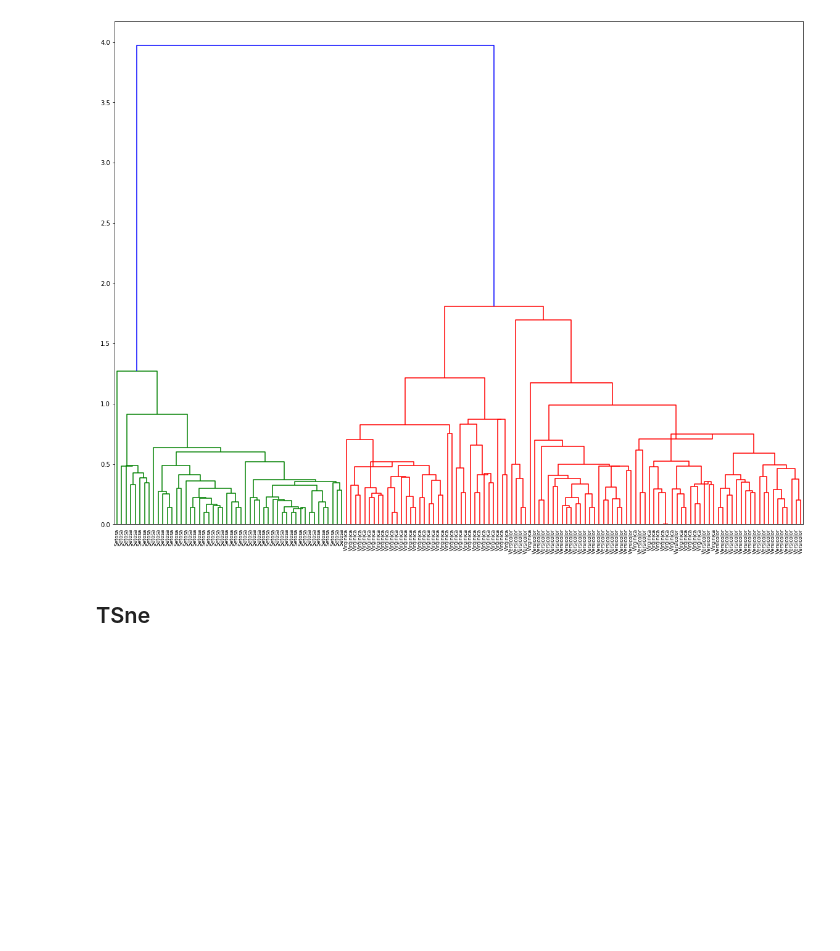
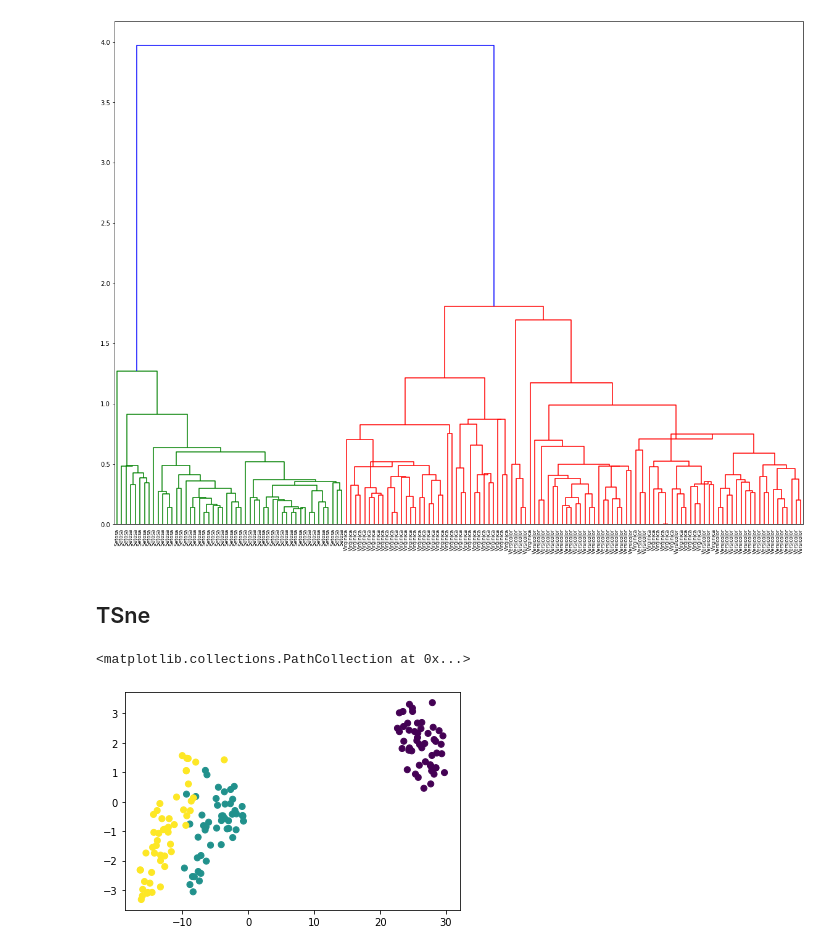
Before and after one commit to elatfar/Supervised-Learning, a Jupyter notebook: Unsupervised.ipynb, the cells around one changed output. Saved outputs shown, nothing was run; the diff lists cells and outputs as text; code cells hidden in the pictures; blank space fills up the shorter version.

Commit message:
unsupervised tsne

```diff
--- a/Unsupervised.ipynb
+++ b/Unsupervised.ipynb
@@ -85,3 +85,17 @@ plt.show()
 [figure]
 # %% [markdown]
 ## TSne
+# %%
+from sklearn.manifold import TSNE
+
+model_tsne = TSNE(learning_rate=100)
+
+fit_model = model_tsne.fit_transform(iris.data)
+# %%
+x_axis = fit_model[:,0]
+y_axis = fit_model[:,1]
+
+plt.scatter(x_axis, y_axis, c=iris.target)
+# %% [output]
+<matplotlib.collections.PathCollection at 0x...>
+[figure, added]
```
